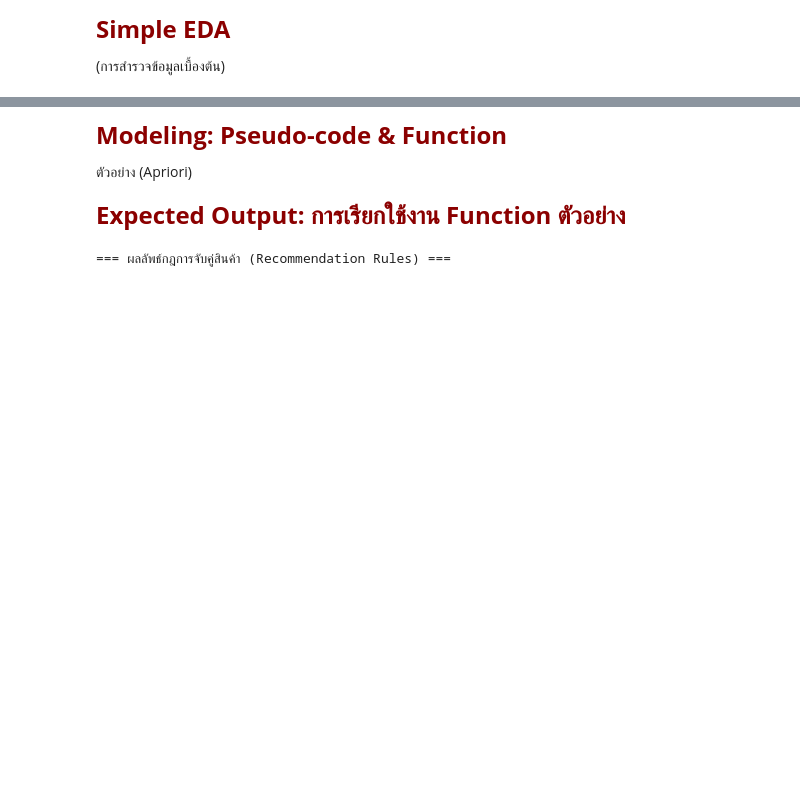
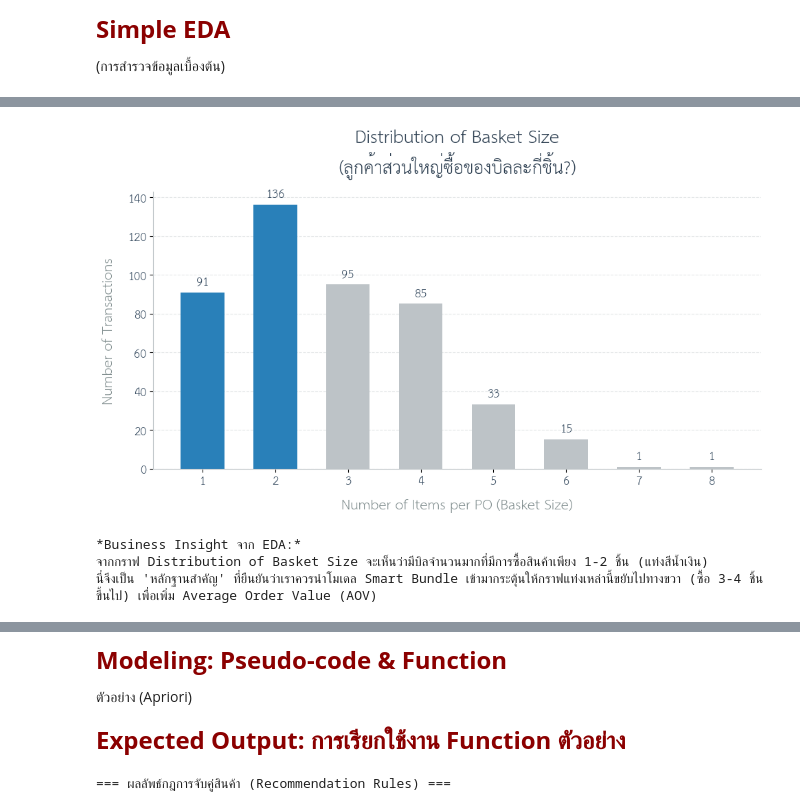
Before and after one commit to sebamyu/SME-Retail-Smart-Bundle, a Jupyter notebook: Retail_Cross_Sell_Recommendation.ipynb, the cells around one changed output, grey strips where cells are left out. Cells and saved outputs as stored; diff of their text form; code cells hidden in the pictures; blank space fills up the shorter version.

```diff
--- a/Retail_Cross_Sell_Recommendation.ipynb
+++ b/Retail_Cross_Sell_Recommendation.ipynb
@@ -324,3 +324,51 @@ plt.show()
+# %%
+# กราฟ 2 การกระจายตัวของขนาดตะกร้าสินค้า (Basket Size)
+
+basket_sizes = df_merged.groupby('po_id').size()
+data = basket_sizes.value_counts().sort_index()
+
+fig, ax = plt.subplots(figsize=(10, 6))
+
+colors = ['#2980b9' if x <= 2 else '#bdc3c7' for x in data.index]
+
+bars = ax.bar(data.index, data.values, color=colors, width=0.6, edgecolor='none')
+
+ax.set_title('Distribution of Basket Size\n(ลูกค้าส่วนใหญ่ซื้อของบิลละกี่ชิ้น?)',
+             fontsize=18, fontweight='bold', pad=20, color='#2c3e50')
+ax.set_xlabel('Number of Items per PO (Basket Size)', fontsize=14, color='#7f8c8d', labelpad=12)
+ax.set_ylabel('Number of Transactions', fontsize=14, color='#7f8c8d', labelpad=12)
+
+ax.spines['top'].set_visible(False)
+ax.spines['right'].set_visible(False)
+ax.spines['left'].set_color('#bdc3c7')
+ax.spines['bottom'].set_color('#bdc3c7')
+
+ax.grid(axis='y', linestyle='--', alpha=0.4, color='#bdc3c7')
+ax.set_axisbelow(True)
+
+for bar in bars:
+    height = bar.get_height()
+    ax.annotate(f'{height}',
+                xy=(bar.get_x() + bar.get_width() / 2, height),
+                xytext=(0, 5),
+                textcoords="offset points",
+                ha='center', va='bottom', fontsize=12, color='#34495e', fontweight='bold')
+
+plt.xticks(data.index, fontsize=12, color='#34495e')
+plt.yticks(fontsize=12, color='#34495e')
+
+plt.tight_layout()
+plt.show()
+
+# Insight
+print("\n*Business Insight จาก EDA:*")
+print("จากกราฟ Distribution of Basket Size จะเห็นว่ามีบิลจำนวนมากที่มีการซื้อสินค้าเพียง 1-2 ชิ้น (แท่งสีน้ำเงิน)")
+print("นี่จึงเป็น 'หลักฐานสำคัญ' ที่ยืนยันว่าเราควรนำโมเดล Smart Bundle เข้ามากระตุ้นให้กราฟแท่งเหล่านี้ขยับไปทางขวา (ซื้อ 3-4 ชิ้นขึ้นไป) เพื่อเพิ่ม Average Order Value (AOV)")
+# %% [output]
+[figure, added]
+*Business Insight จาก EDA:*
+จากกราฟ Distribution of Basket Size จะเห็นว่ามีบิลจำนวนมากที่มีการซื้อสินค้าเพียง 1-2 ชิ้น (แท่งสีน้ำเงิน)
+นี่จึงเป็น 'หลักฐานสำคัญ' ที่ยืนยันว่าเราควรนำโมเดล Smart Bundle เข้ามากระตุ้นให้กราฟแท่งเหล่านี้ขยับไปทางขวา (ซื้อ 3-4 ชิ้นขึ้นไป) เพื่อเพิ่ม Average Order Value (AOV)
 # %%
 # พล็อตกราฟ 2 การกระจายตัวของขนาดตะกร้าสินค้า (Basket Size)
 plt.figure(figsize=(10, 5))
```
Also changed, not shown: parts of 8 cells of this notebook.
